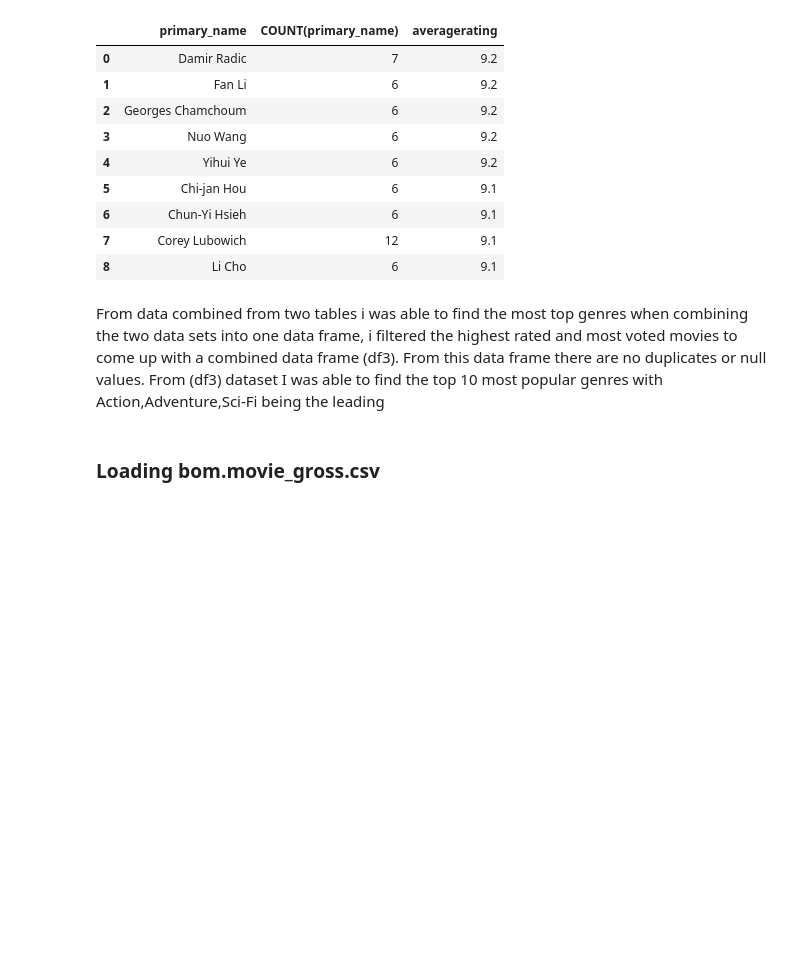
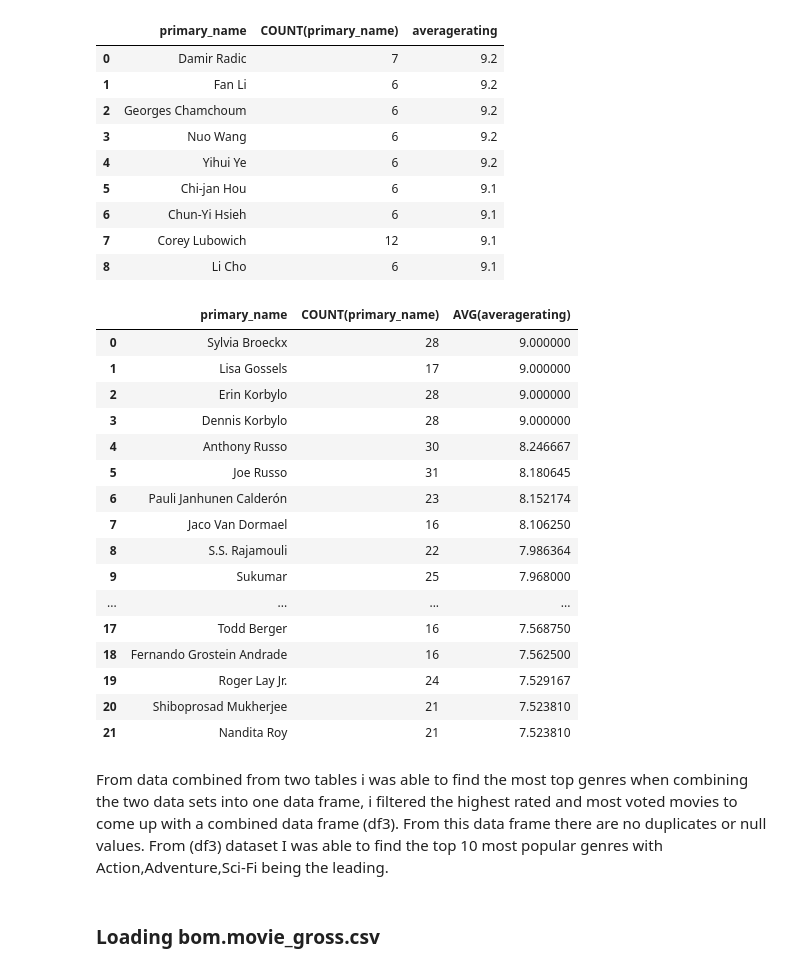
Before and after one commit to nelkemboi/dsc-project-template, a Jupyter notebook: dsc-phase1-project-template.ipynb, the cells around one changed output. Saved outputs shown, nothing was run; the diff lists cells and outputs as text; code cells hidden in the pictures; blank space fills up the shorter version.

```diff
--- a/dsc-phase1-project-template.ipynb
+++ b/dsc-phase1-project-template.ipynb
@@ -254,11 +266,41 @@ director_rated
 | 6 | Chun-Yi Hsieh | 6 | 9.1 |
 | 7 | Corey Lubowich | 12 | 9.1 |
 | 8 | Li Cho | 6 | 9.1 |
+# %%
+directors_ratings_and_names = pd.read_sql("""
+      SELECT DISTINCT primary_name, COUNT(primary_name), AVG(averagerating)
+      FROM directors
+      JOIN persons ON directors.person_id = persons.person_id
+      JOIN movie_basics ON movie_basics.movie_id = directors.movie_id
+      JOIN movie_ratings ON movie_ratings.movie_id = movie_basics.movie_id
+      GROUP BY primary_name
+      HAVING AVG(averagerating) > 7.5 AND COUNT(primary_name) > 15
+      ORDER BY AVG(averagerating) DESC;
+              """,conn)
+directors_ratings_and_names
+# %% [output]
+|  | primary_name | COUNT(primary_name) | AVG(averagerating) |
+| 0 | Sylvia Broeckx | 28 | 9.000000 |
+| 1 | Lisa Gossels | 17 | 9.000000 |
+| 2 | Erin Korbylo | 28 | 9.000000 |
+| 3 | Dennis Korbylo | 28 | 9.000000 |
+| 4 | Anthony Russo | 30 | 8.246667 |
+| 5 | Joe Russo | 31 | 8.180645 |
+| 6 | Pauli Janhunen Calderón | 23 | 8.152174 |
+| 7 | Jaco Van Dormael | 16 | 8.106250 |
+| 8 | S.S. Rajamouli | 22 | 7.986364 |
+| 9 | Sukumar | 25 | 7.968000 |
+| ... | ... | ... | ... |
+| 17 | Todd Berger | 16 | 7.568750 |
+| 18 | Fernando Grostein Andrade | 16 | 7.562500 |
+| 19 | Roger Lay Jr. | 24 | 7.529167 |
+| 20 | Shiboprosad Mukherjee | 21 | 7.523810 |
+| 21 | Nandita Roy | 21 | 7.523810 |
 # %% [markdown]
 From data combined from two tables i was able to find the most top genres
 when combining the two data sets into one data frame, i filtered the highest rated and most voted movies to come up with a combined data frame (df3).
 From this data frame there are no duplicates or null values.
-From (df3) dataset I was able to find the top 10 most popular genres with Action,Adventure,Sci-Fi being the leading
+From (df3) dataset I was able to find the top 10 most popular genres with Action,Adventure,Sci-Fi being the leading.
 # %% [markdown]
 ### Loading bom.movie_gross.csv
 # %%
```
Also changed, not shown: parts of 22 cells of this notebook.
